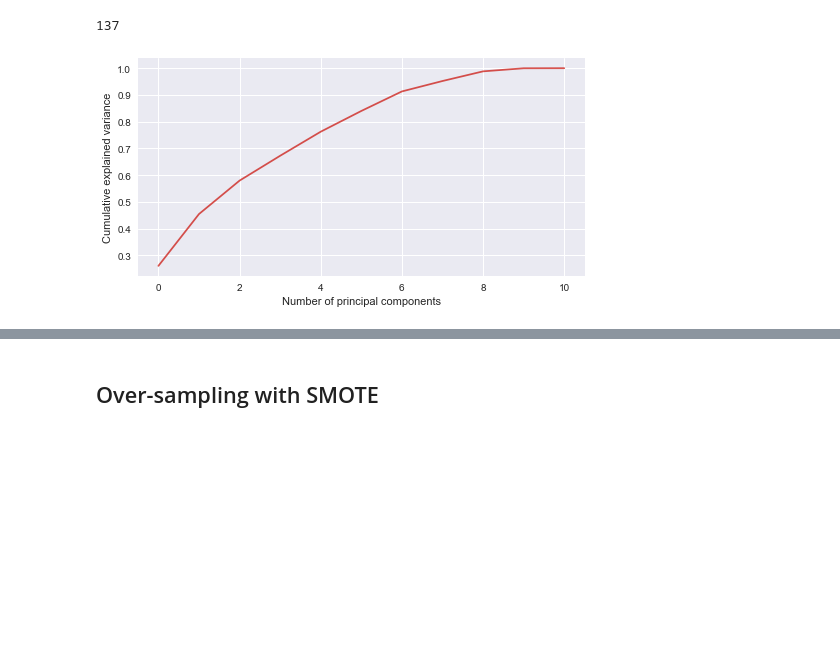
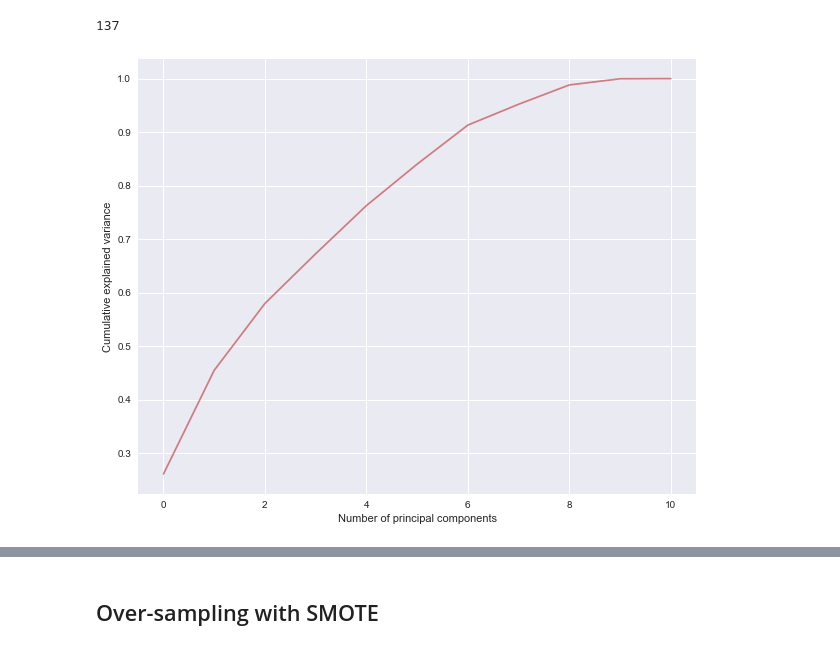
Before and after one commit to allaccountstaken/predicting_bank_distress, a Jupyter notebook: basic_model.ipynb, the cells around one changed output, grey strips where cells are left out. Cells and saved outputs as stored; diff of their text form; code cells hidden in the pictures; blank space fills up the shorter version.

```diff
--- a/basic_model.ipynb
+++ b/basic_model.ipynb
@@ -95,12 +100,12 @@ X = camel_model_set.drop(columns=['AsOfDate', 'Target'])
 # Standardizing the features for PCS
 X_pca_std = StandardScaler().fit_transform(X)
 # %%
-# Run PCA and plot explained variance
+# Run PCA and plot variance explained by CAMELS dimensions (feautures)
 pca = PCA().fit(X_pca_std)
-plt.figure(figsize=(8,4))
+plt.figure(figsize=(10,8))
 plt.plot(np.cumsum(pca.explained_variance_ratio_), alpha=0.7, color='r')
 plt.xlabel('Number of principal components')
 plt.ylabel('Cumulative explained variance');
 # %% [output]
-[figure, old version]
+[figure, new version]
 # %%
```
Also changed, not shown: parts of 6 cells of this notebook, 5 other files.
